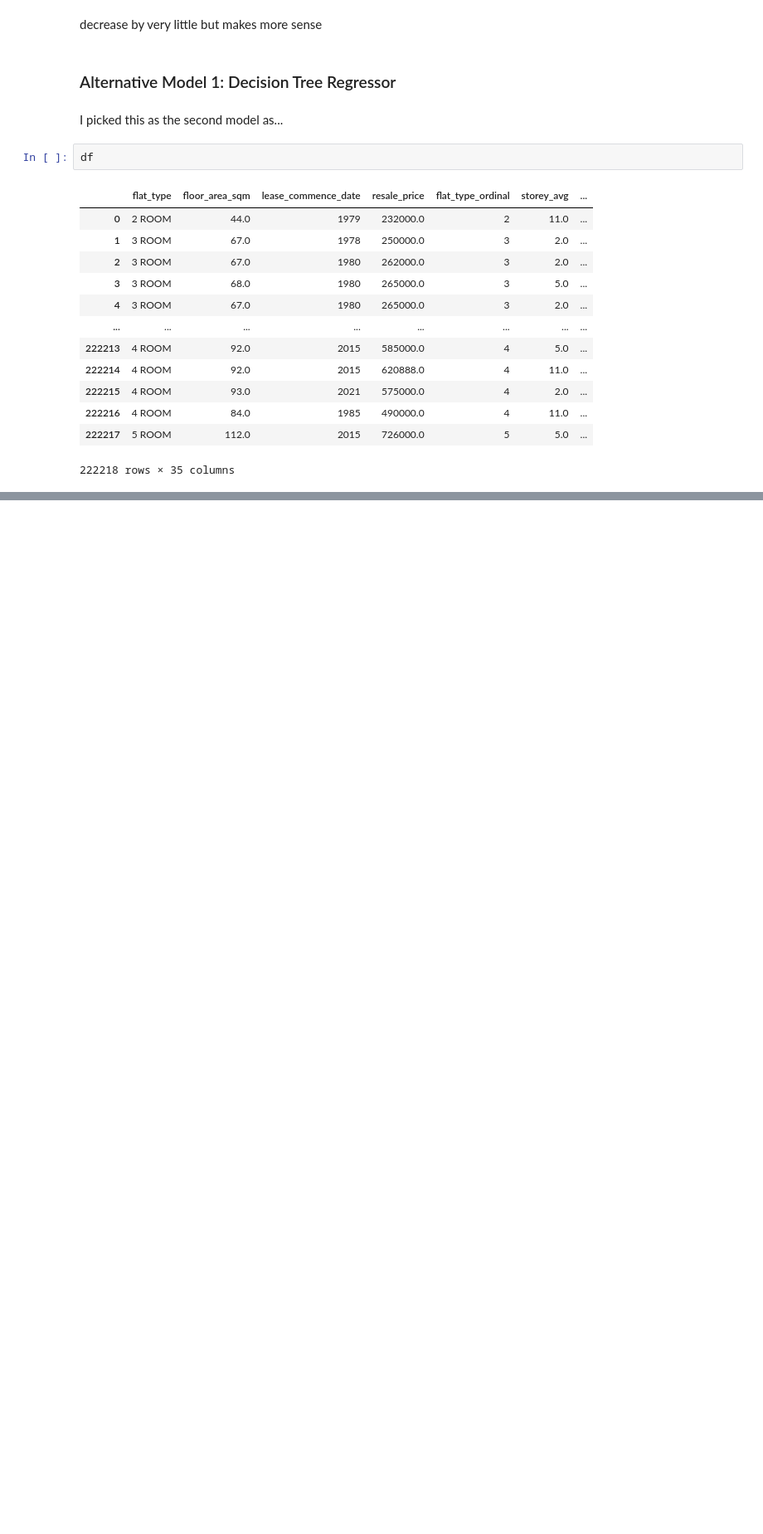
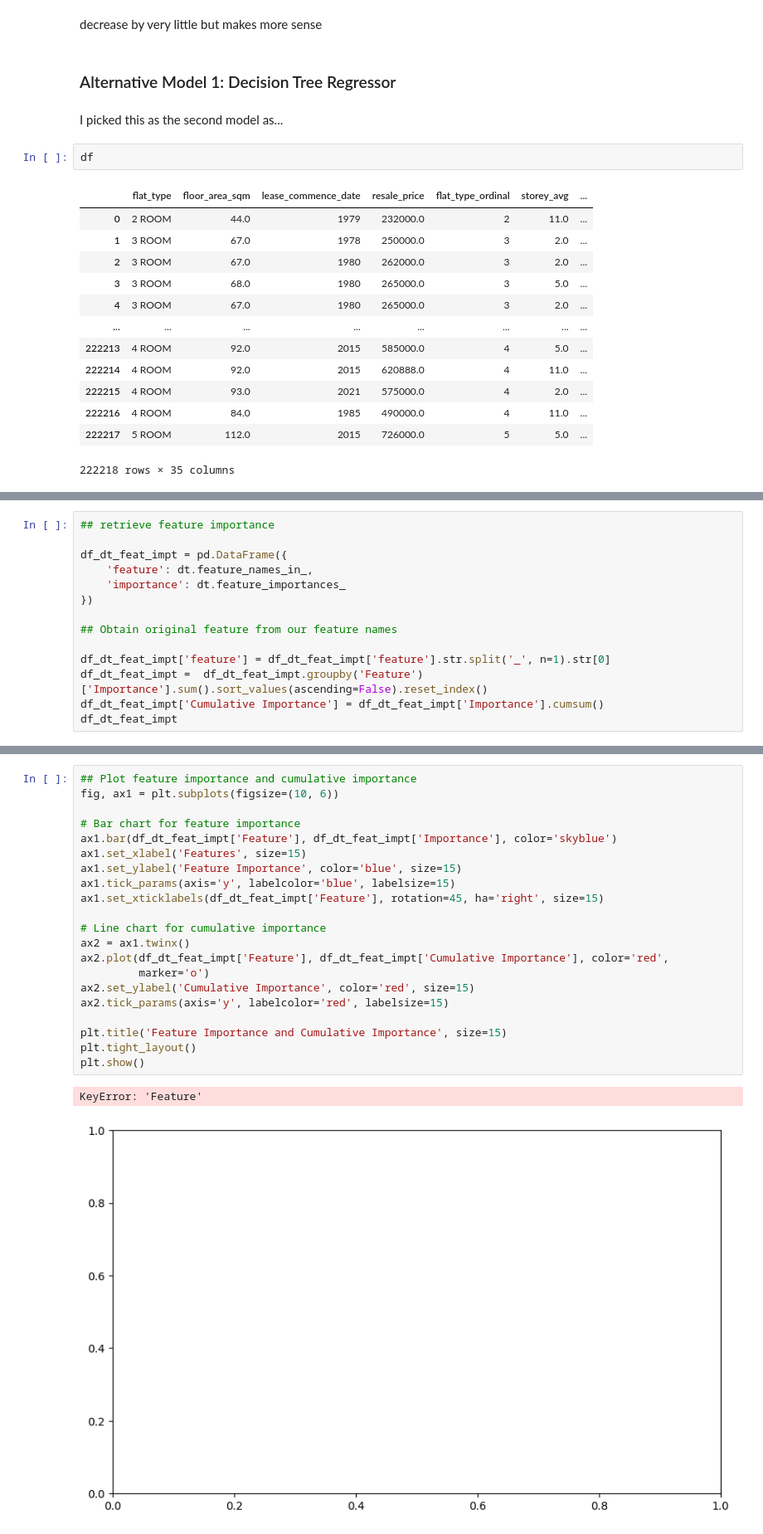
Before and after one commit to hsk-victor/Project, a Jupyter notebook: MLDP Program Codes Submission Template.ipynb, the cells around one changed output, grey strips where cells are left out. Shown at 83% size. Cells and saved outputs as stored; diff of their text form; blank space fills up the shorter version.

```diff
--- a/MLDP Program Codes Submission Template.ipynb
+++ b/MLDP Program Codes Submission Template.ipynb
@@ -877,0 +909,14 @@ df
+# %%
+## retrieve feature importance
+
+df_dt_feat_impt = pd.DataFrame({
+    'feature': dt.feature_names_in_,
+    'importance': dt.feature_importances_
+})
+
+## Obtain original feature from our feature names
+
+df_dt_feat_impt['feature'] = df_dt_feat_impt['feature'].str.split('_', n=1).str[0]
+df_dt_feat_impt =  df_dt_feat_impt.groupby('Feature')['Importance'].sum().sort_values(ascending=False).reset_index()
+df_dt_feat_impt['Cumulative Importance'] = df_dt_feat_impt['Importance'].cumsum()
+df_dt_feat_impt
@@ -877,0 +925,24 @@ df
+# %%
+## Plot feature importance and cumulative importance
+fig, ax1 = plt.subplots(figsize=(10, 6))
+
+# Bar chart for feature importance
+ax1.bar(df_dt_feat_impt['Feature'], df_dt_feat_impt['Importance'], color='skyblue')
+ax1.set_xlabel('Features', size=15)
+ax1.set_ylabel('Feature Importance', color='blue', size=15)
+ax1.tick_params(axis='y', labelcolor='blue', labelsize=15)
+ax1.set_xticklabels(df_dt_feat_impt['Feature'], rotation=45, ha='right', size=15)
+
+# Line chart for cumulative importance
+ax2 = ax1.twinx()
+ax2.plot(df_dt_feat_impt['Feature'], df_dt_feat_impt['Cumulative Importance'], color='red',
+         marker='o')
+ax2.set_ylabel('Cumulative Importance', color='red', size=15)
+ax2.tick_params(axis='y', labelcolor='red', labelsize=15)
+
+plt.title('Feature Importance and Cumulative Importance', size=15)
+plt.tight_layout()
+plt.show()
+# %% [output]
+KeyError: 'Feature'
+[figure, added]
```
Also changed, not shown: parts of 4 cells of this notebook, 1 other file.
